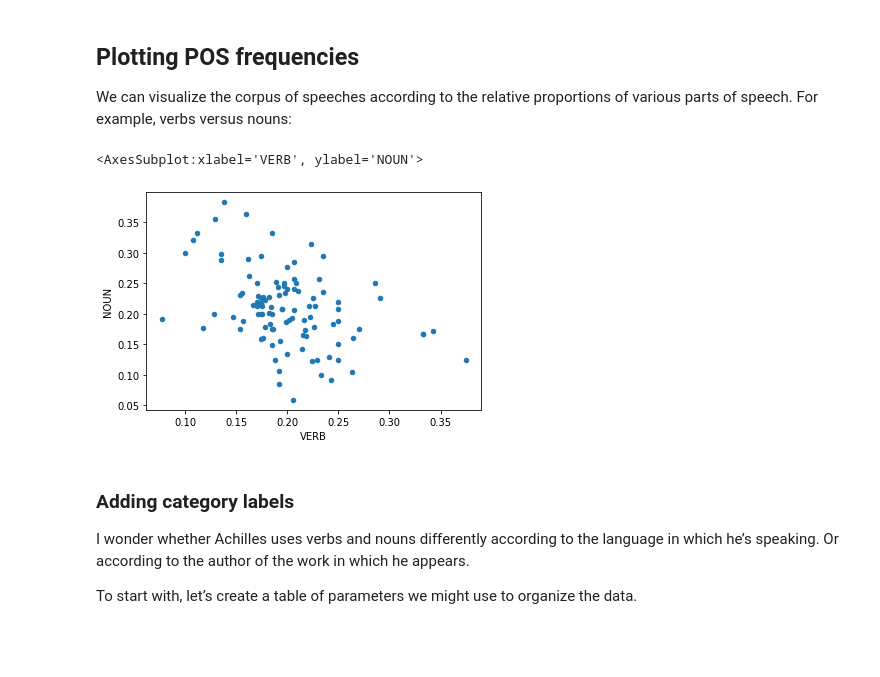
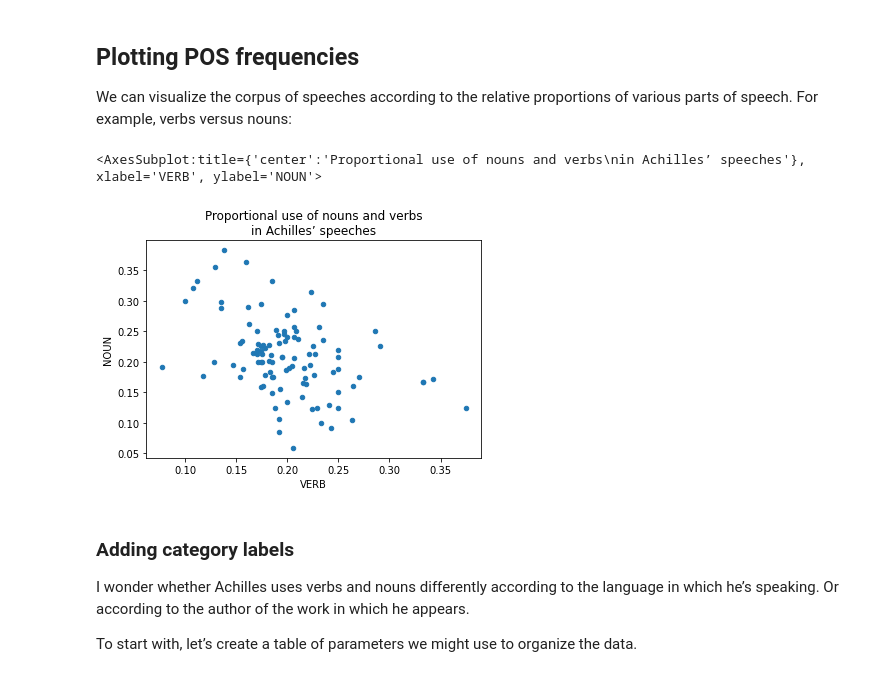
Before and after one commit to cwf2/dices-examples, a Jupyter notebook: POS Tagging.ipynb, the cells around one changed output. Drawn from its saved outputs; the diff is of its cells as text; code cells hidden in the pictures; blank space fills up the shorter version.

```diff
--- a/POS Tagging.ipynb
+++ b/POS Tagging.ipynb
@@ -217,10 +217,10 @@ pos_freq
 
 We can visualize the corpus of speeches according to the relative proportions of various parts of speech. For example, verbs versus nouns:
 # %%
-pos_freq.loc[:,['VERB', 'NOUN']].plot.scatter(x='VERB', y='NOUN')
+pos_freq.loc[:,['VERB', 'NOUN']].plot.scatter(x='VERB', y='NOUN', title='Proportional use of nouns and verbs\nin Achilles’ speeches')
 # %% [output]
-<AxesSubplot:xlabel='VERB', ylabel='NOUN'>
+<AxesSubplot:title={'center':'Proportional use of nouns and verbs\nin Achilles’ speeches'}, xlabel='VERB', ylabel='NOUN'>
-[figure, old version]
+[figure, new version]
 # %% [markdown]
 ### Adding category labels
 
```
Also changed, not shown: parts of 5 cells of this notebook, 7 other files.
